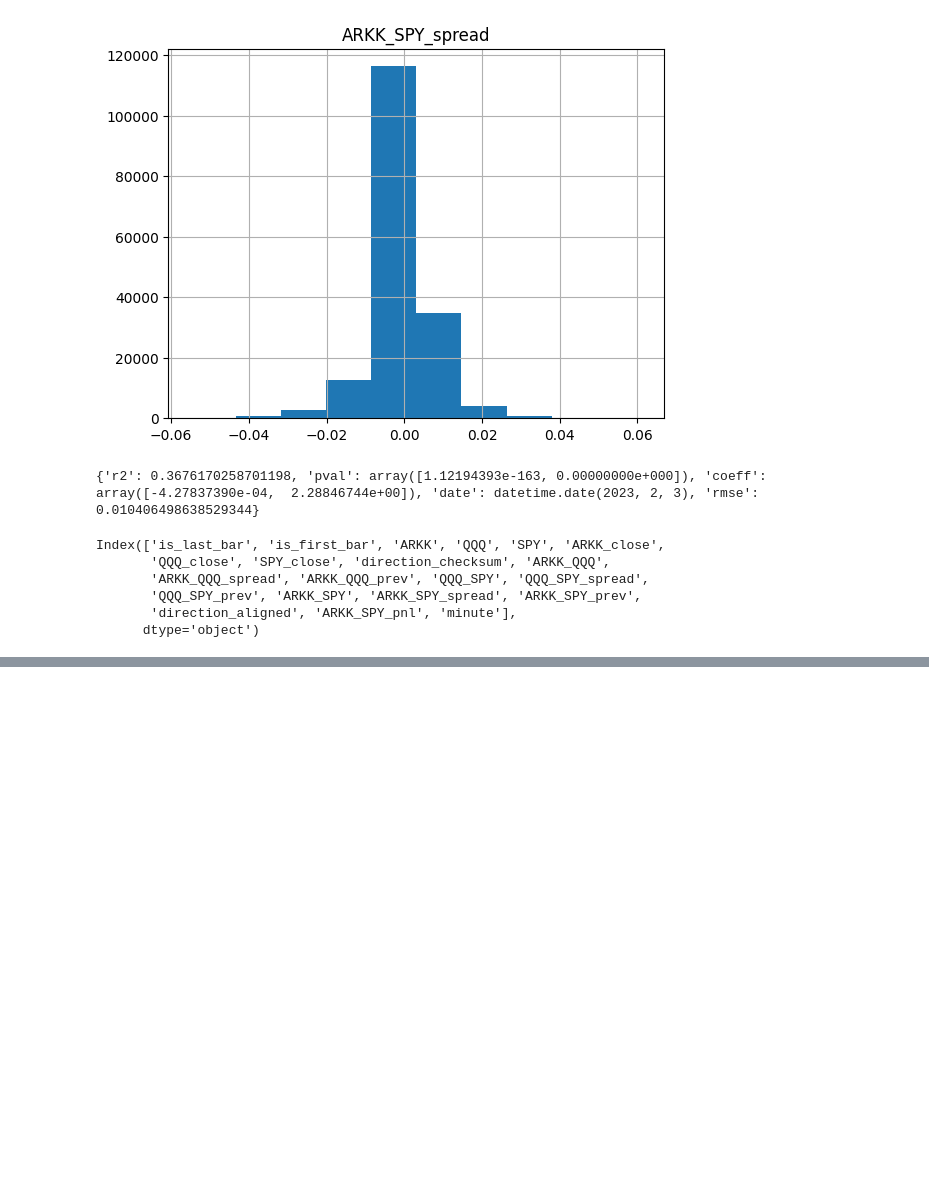
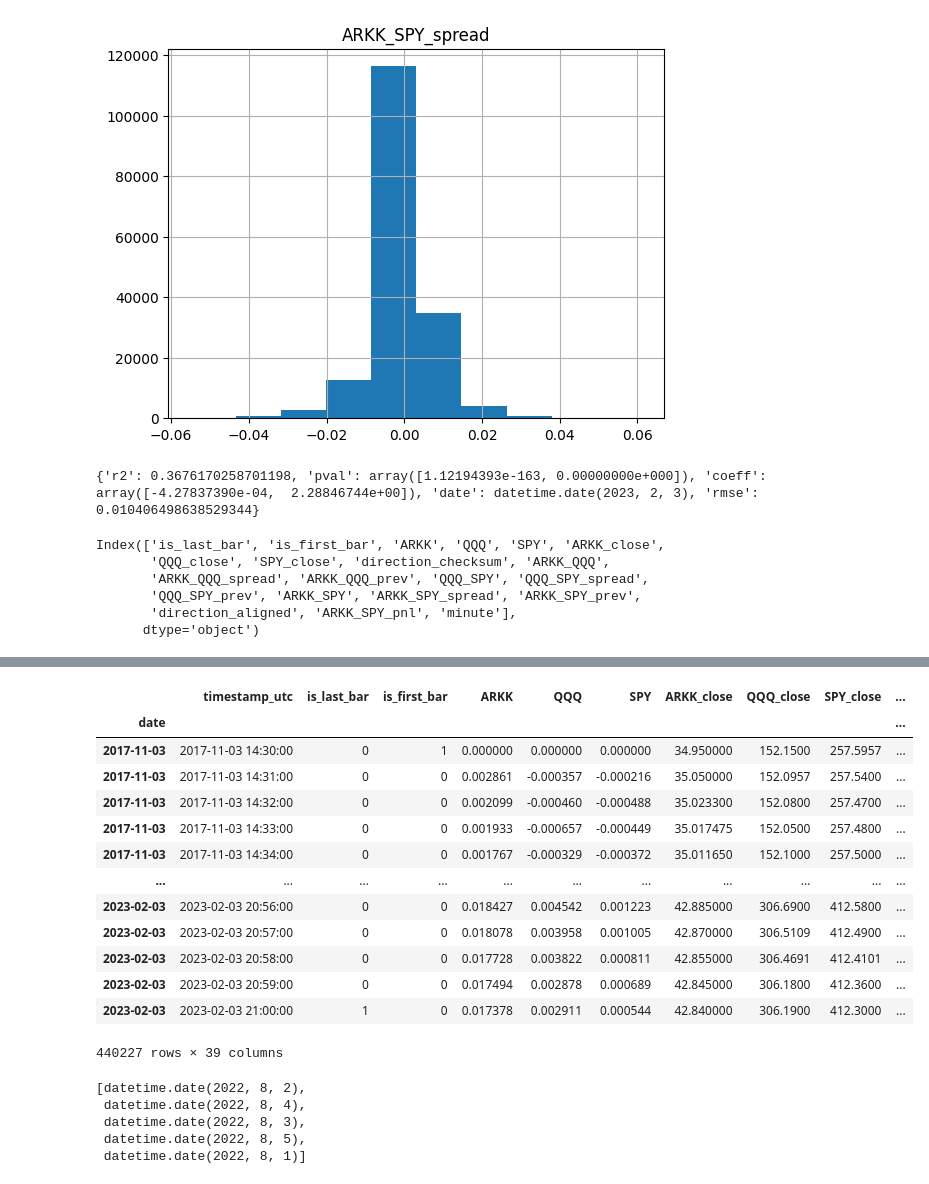
Before and after one commit to aws-samples/quant-research, a Jupyter notebook: src/notebooks/quant_research_examples/intraday_momentum.ipynb, the cells around one changed output, grey strips where cells are left out. Drawn from its saved outputs; the diff is of its cells as text; code cells hidden in the pictures; blank space fills up the shorter version.

```diff
--- a/src/notebooks/quant_research_examples/intraday_momentum.ipynb
+++ b/src/notebooks/quant_research_examples/intraday_momentum.ipynb
@@ -1401,13 +1415,34 @@ linreg_res
 # %%
 study_pd_with_model=study_pd.reset_index().set_index('date').join(linreg_res.drop(columns=['is_last_bar']),how='left').fillna(method='ffill').sort_index()
 study_pd_with_model['ARKK_SPY_model']=study_pd_with_model['const']*0+study_pd_with_model['coeff']*study_pd_with_model['QQQ_SPY_spread']
 study_pd_with_model['ARKK_SPY_model_vs_actual']=study_pd_with_model['ARKK_SPY_model']-study_pd_with_model['ARKK_SPY_spread']
 study_pd_with_model['ARKK_SPY_model_vs_actual_align']=(study_pd_with_model['ARKK_SPY_model']>0)*(study_pd_with_model['ARKK_SPY_spread']>0)*1+\
-                                                      (study_pd_with_model['ARKK_SPY_model']<0)*(study_pd_with_model['ARKK_SPY_spread']<0)*1
+                                                      (study_pd_with_model['ARKK_SPY_model']<0)*(study_pd_with_model['ARKK_SPY_spread']<0)*-1
 study_pd_with_model['zero']=0
 study_pd_with_model
+# %% [output]
+|  | timestamp_utc | is_last_bar | is_first_bar | ARKK | QQQ | SPY | ARKK_close | QQQ_close | SPY_close | ... |
+| date |  |  |  |  |  |  |  |  |  | ... |
+| 2017-11-03 | 2017-11-03 14:30:00 | 0 | 1 | 0.000000 | 0.000000 | 0.000000 | 34.950000 | 152.1500 | 257.5957 | ... |
+| 2017-11-03 | 2017-11-03 14:31:00 | 0 | 0 | 0.002861 | -0.000357 | -0.000216 | 35.050000 | 152.0957 | 257.5400 | ... |
+| 2017-11-03 | 2017-11-03 14:32:00 | 0 | 0 | 0.002099 | -0.000460 | -0.000488 | 35.023300 | 152.0800 | 257.4700 | ... |
+| 2017-11-03 | 2017-11-03 14:33:00 | 0 | 0 | 0.001933 | -0.000657 | -0.000449 | 35.017475 | 152.0500 | 257.4800 | ... |
+| 2017-11-03 | 2017-11-03 14:34:00 | 0 | 0 | 0.001767 | -0.000329 | -0.000372 | 35.011650 | 152.1000 | 257.5000 | ... |
+| ... | ... | ... | ... | ... | ... | ... | ... | ... | ... | ... |
+| 2023-02-03 | 2023-02-03 20:56:00 | 0 | 0 | 0.018427 | 0.004542 | 0.001223 | 42.885000 | 306.6900 | 412.5800 | ... |
+| 2023-02-03 | 2023-02-03 20:57:00 | 0 | 0 | 0.018078 | 0.003958 | 0.001005 | 42.870000 | 306.5109 | 412.4900 | ... |
+| 2023-02-03 | 2023-02-03 20:58:00 | 0 | 0 | 0.017728 | 0.003822 | 0.000811 | 42.855000 | 306.4691 | 412.4101 | ... |
+| 2023-02-03 | 2023-02-03 20:59:00 | 0 | 0 | 0.017494 | 0.002878 | 0.000689 | 42.845000 | 306.1800 | 412.3600 | ... |
+| 2023-02-03 | 2023-02-03 21:00:00 | 1 | 0 | 0.017378 | 0.002911 | 0.000544 | 42.840000 | 306.1900 | 412.3000 | ... |
+440227 rows × 39 columns
 # %%
 [i for i in set(study_pd_with_model.index.get_level_values(0)) if i.year==2022 and i.month==8 and i.day<6]
+# %% [output]
+[datetime.date(2022, 8, 2),
+ datetime.date(2022, 8, 4),
+ datetime.date(2022, 8, 3),
+ datetime.date(2022, 8, 5),
+ datetime.date(2022, 8, 1)]
 # %%
 y,m,d=2022,8,1
 one_date=datetime.date(y,m,d)
```
Also changed, not shown: parts of 3 cells of this notebook.
